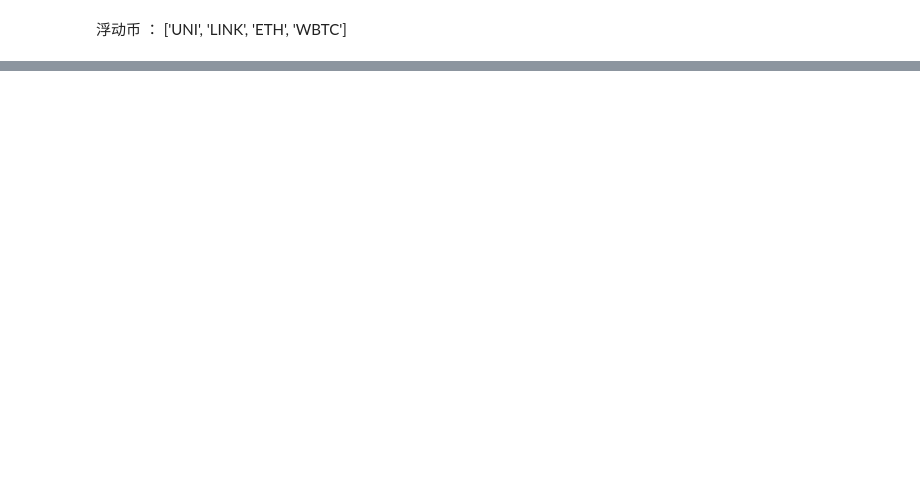
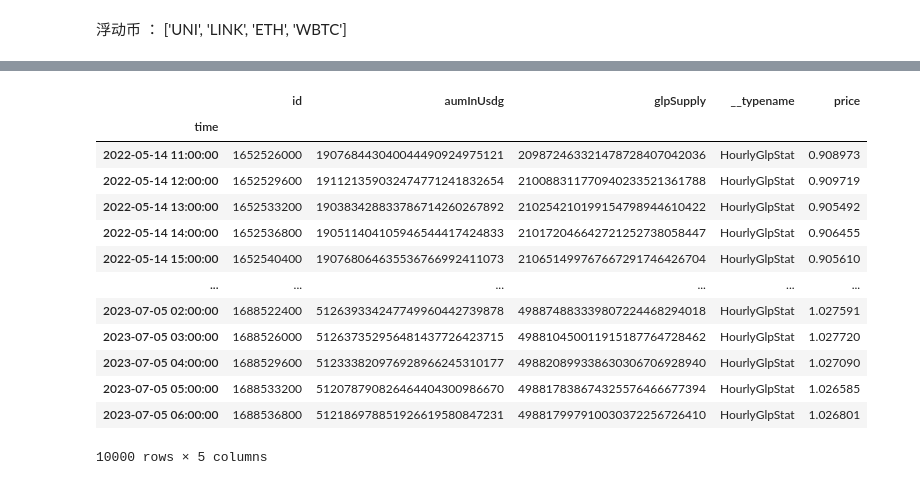
Before and after one commit to hanksong/hft_intern, a Jupyter notebook: GMX.ipynb, the cells around one changed output, grey strips where cells are left out. Drawn from its saved outputs; the diff is of its cells as text; code cells hidden in the pictures; blank space fills up the shorter version.

```diff
--- a/GMX.ipynb
+++ b/GMX.ipynb
@@ -24,0 +25,19 @@ max drawdown:  -0.045698695055966354 end at:  2023-03-11 07:00:00
+# %%
+glp = glp.sort_values(by='time')
+glp = glp.set_index('time')
+glp
+# %% [output]
+|  | id | aumInUsdg | glpSupply | __typename | price |
+| time |  |  |  |  |  |
+| 2022-05-14 11:00:00 | 1652526000 | 190768443040044490924975121 | 209872463321478728407042036 | HourlyGlpStat | 0.908973 |
+| 2022-05-14 12:00:00 | 1652529600 | 191121359032474771241832654 | 210088311770940233521361788 | HourlyGlpStat | 0.909719 |
+| 2022-05-14 13:00:00 | 1652533200 | 190383428833786714260267892 | 210254210199154798944610422 | HourlyGlpStat | 0.905492 |
+| 2022-05-14 14:00:00 | 1652536800 | 190511404105946544417424833 | 210172046642721252738058447 | HourlyGlpStat | 0.906455 |
+| 2022-05-14 15:00:00 | 1652540400 | 190768064635536766992411073 | 210651499767667291746426704 | HourlyGlpStat | 0.905610 |
+| ... | ... | ... | ... | ... | ... |
+| 2023-07-05 02:00:00 | 1688522400 | 512639334247749960442739878 | 498874883339807224468294018 | HourlyGlpStat | 1.027591 |
+| 2023-07-05 03:00:00 | 1688526000 | 512637352956481437726423715 | 498810450011915187764728462 | HourlyGlpStat | 1.027720 |
+| 2023-07-05 04:00:00 | 1688529600 | 512333820976928966245310177 | 498820899338630306706928940 | HourlyGlpStat | 1.027090 |
+| 2023-07-05 05:00:00 | 1688533200 | 512078790826464404300986670 | 498817838674325576466677394 | HourlyGlpStat | 1.026585 |
+| 2023-07-05 06:00:00 | 1688536800 | 512186978851926619580847231 | 498817997910030372256726410 | HourlyGlpStat | 1.026801 |
+10000 rows × 5 columns
```
Also changed, not shown: parts of 9 cells of this notebook, 6 other files.
